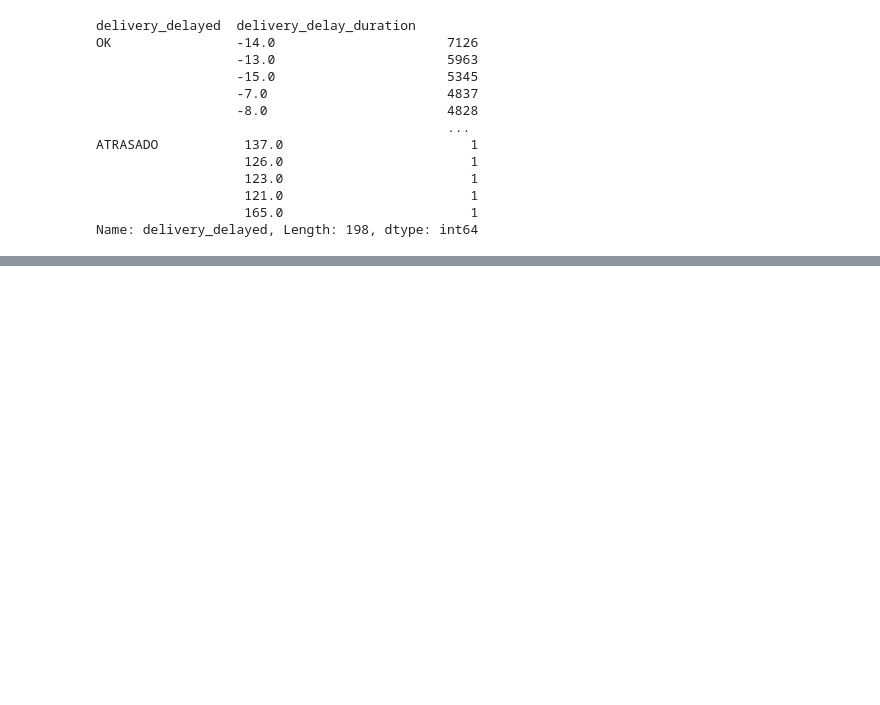
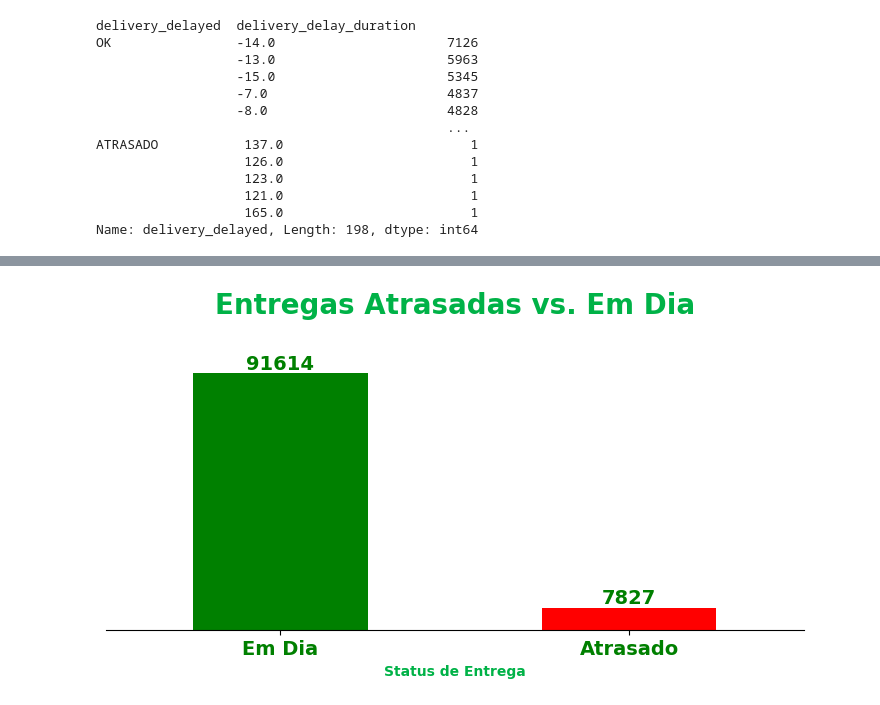
Before and after one commit to MDayvson/Ciencia-de-Dados, a Jupyter notebook: Ciência de Dados Impressionador/18. Utilizando o SQL com dados reais de venda/5. exercicio.ipynb, the cells around one changed output, grey strips where cells are left out. Drawn from its saved outputs; the diff is of its cells as text; code cells hidden in the pictures; blank space fills up the shorter version.

```diff
--- a/Ciência de Dados Impressionador/18. Utilizando o SQL com dados reais de venda/5. exercicio.ipynb
+++ b/Ciência de Dados Impressionador/18. Utilizando o SQL com dados reais de venda/5. exercicio.ipynb
@@ -259,0 +233,55 @@ plt.show()
+# %%
+import matplotlib.pyplot as plt
+import numpy as np
+
+
+fig,ax = plt.subplots(
+            figsize = (9,4) # Tamanho da figura
+        )
+
+ax = pedidos['delivery_delayed'].value_counts().plot(kind='bar', color=['green', 'red'])
+
+ax.set_title("Entregas Atrasadas vs. Em Dia", # Título do gráfico
+             fontsize=20, # Tamanho da fonte
+             fontweight='bold', # Espessura da fonte
+             color='#00b247' # Cor da fonte
+            )
+
+plt.xlabel("Status de Entrega", # Título do gráfico
+             fontsize=10, # Tamanho da fonte
+             fontweight='bold', # Espessura da fonte
+             color='#00b247' # Cor da fonte
+            )
+
+
+
+plt.xticks([0, 1], ['Em Dia', 'Atrasado'], rotation=0, color='green',
+           fontweight='bold', # Espessura da fonte dos rótulos)
+)
+ax.tick_params(axis='x',labelsize=14) # Melhorando o visual do eixo x
+
+
+
+# Ver como  usar o Annotate para fazer essa parte
+# Adiciona a numeração do eixo y acima das barras
+for bar in ax.patches:
+    yval = bar.get_height()
+    plt.text(bar.get_x() + bar.get_width()/2, yval + 0.05, round(yval, 1), ha='center',
+    va='bottom',
+    fontsize=14, # Tamanho da fonte dos rótulos
+    fontweight='bold', # Espessura da fonte dos rótulos
+    color="green", # Cor dos rótulos
+    )
+
+
+
+ax.set_yticks(np.array([0,110000])) # Diminuindo o tamanho das barras para não cortar o rótulo
+ax.yaxis.set_visible(False) # Retirando os valores do eixo y
+
+ax.spines['top'].set_visible(False) # Retirando os traços do gráfico
+ax.spines['left'].set_visible(False)
+ax.spines['right'].set_visible(False)
+
+plt.show()
+# %% [output]
+[figure, added]
```
Also changed, not shown: parts of 1 cell of this notebook, 1 other file.
